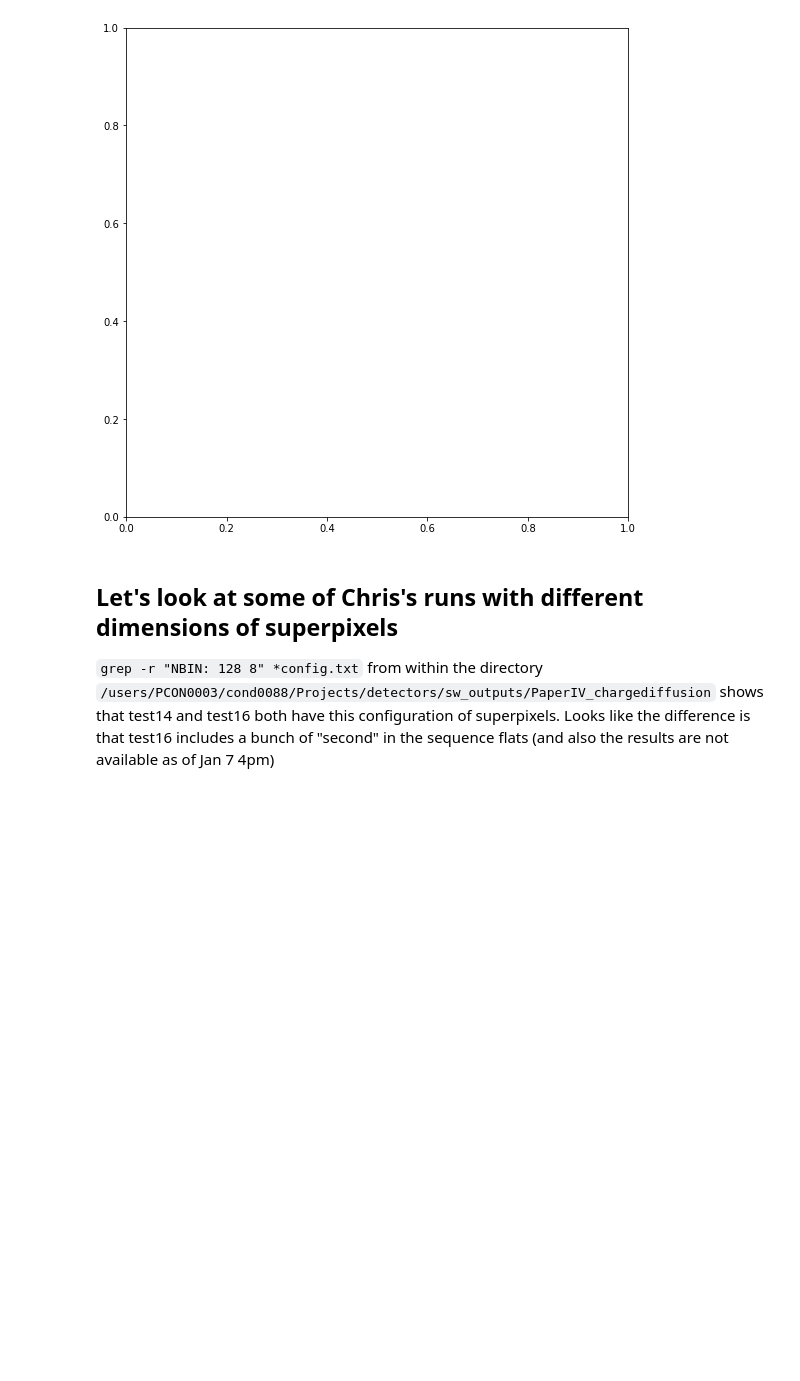
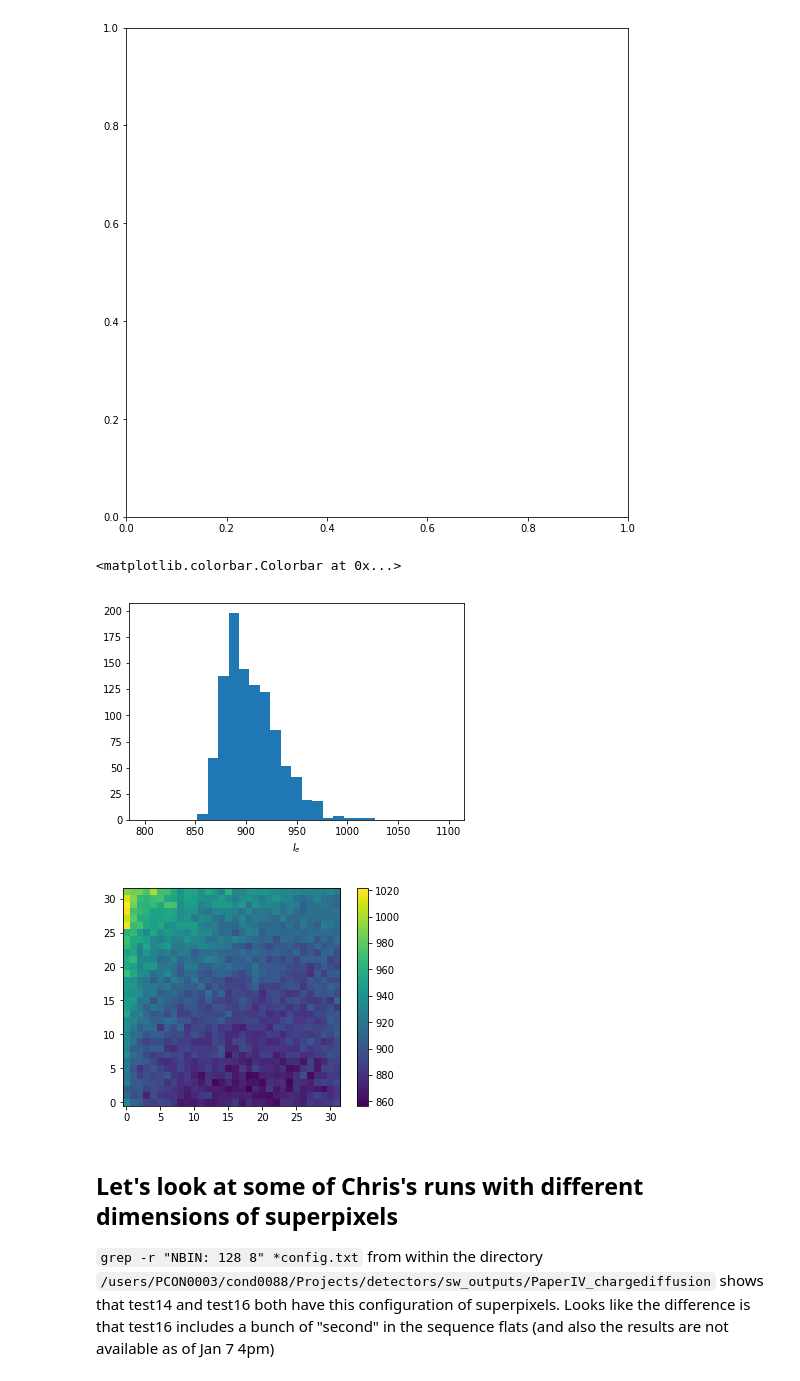
Before and after one commit to hirata10/solid-waffle, a Jupyter notebook: notebooks/plotting_tests.ipynb, the cells around one changed output. Saved outputs shown, nothing was run; the diff lists cells and outputs as text; code cells hidden in the pictures; blank space fills up the shorter version.

````diff
--- a/notebooks/plotting_tests.ipynb
+++ b/notebooks/plotting_tests.ipynb
@@ -163,6 +183,22 @@ axs.set_ylim(-1,32)
 # %% [output]
 NameError: name 'Ellipse' is not defined
 [figure]
+# %%
+# Look at the Ie parameter
+ie=data[:,:,54]
+flatie=ie.ravel()
+num_bins=30
+#plt.hist(flatie[~np.isnan(flatie)])
+# Looks like there are some nan values that prevent hist from working automatically
+plt.hist(flatie,bins=np.linspace(850, 1100, num=num_bins))
+plt.xlabel('$I_e$')
+plt.figure()
+plt.imshow(ie,origin='lower')
+plt.colorbar()
+# %% [output]
+<matplotlib.colorbar.Colorbar at 0x...>
+[figure, added]
+[figure, added]
 # %% [markdown]
 ## Let's look at some of Chris's runs with different dimensions of superpixels
 ```grep -r "NBIN: 128 8" *config.txt``` from within the directory ```/users/PCON0003/cond0088/Projects/detectors/sw_outputs/PaperIV_chargediffusion``` shows that test14 and test16 both have this configuration of superpixels.  Looks like the difference is that test16 includes a bunch of "second" in the sequence flats (and also the results are not available as of Jan 7 4pm)
````
Also changed, not shown: parts of 2 cells of this notebook.
